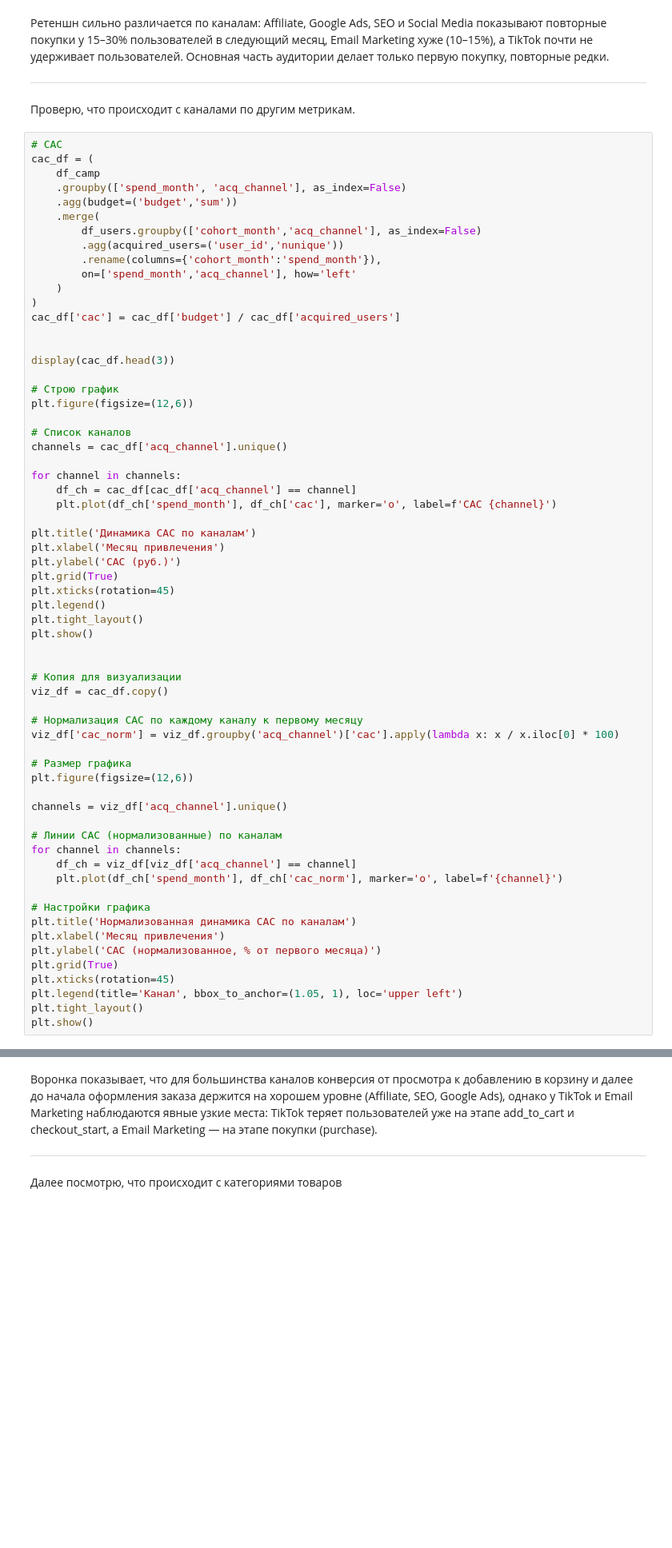
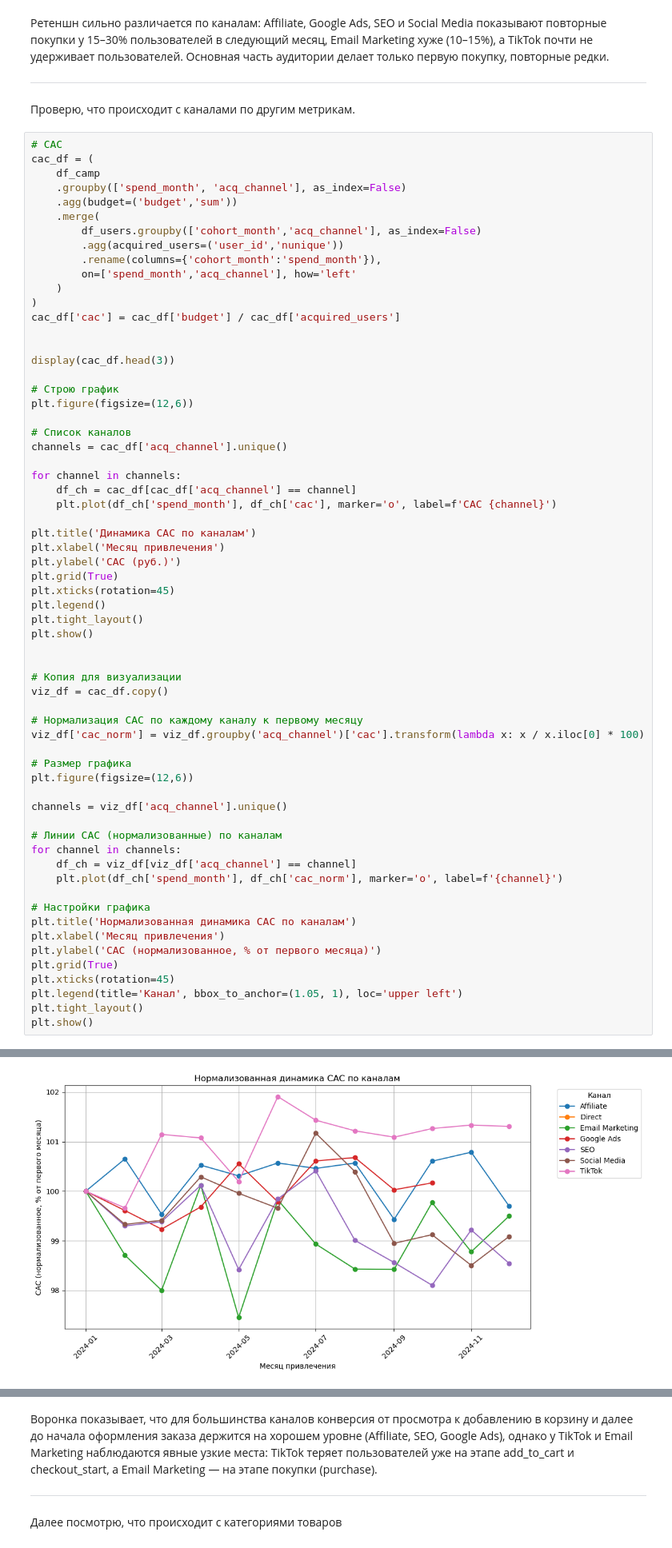
Before and after one commit to Vera-Mur/marketplace-product-analysis, a Jupyter notebook: marketplace_product_analysis.ipynb, the cells around one changed output, grey strips where cells are left out. Shown at 80% size. Drawn from its saved outputs; the diff is of its cells as text; blank space fills up the shorter version.

```diff
--- a/marketplace_product_analysis.ipynb
+++ b/marketplace_product_analysis.ipynb
@@ -1703,7 +1703,7 @@ plt.show()
 viz_df = cac_df.copy()
 
 # Нормализация CAC по каждому каналу к первому месяцу
-viz_df['cac_norm'] = viz_df.groupby('acq_channel')['cac'].apply(lambda x: x / x.iloc[0] * 100)
+viz_df['cac_norm'] = viz_df.groupby('acq_channel')['cac'].transform(lambda x: x / x.iloc[0] * 100)
 
 # Размер графика
 plt.figure(figsize=(12,6))
@@ -1734,3 +1733,4 @@ TypeError: incompatible index of inserted column with frame index
+[figure, added]
 # %% [markdown]
 - Для большинства каналов (Affiliate, Email, SEO, Social Media, TikTok, Google Ads) CAC стабильный в пределах ±5% от среднего значения по году.
 
```
Also changed, not shown: parts of 1 cell of this notebook.
